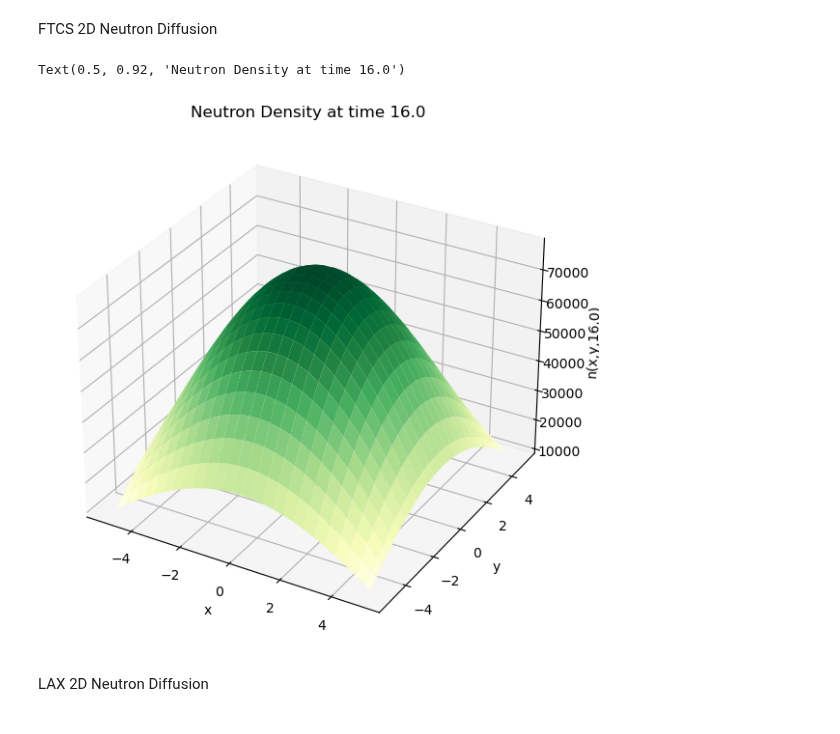
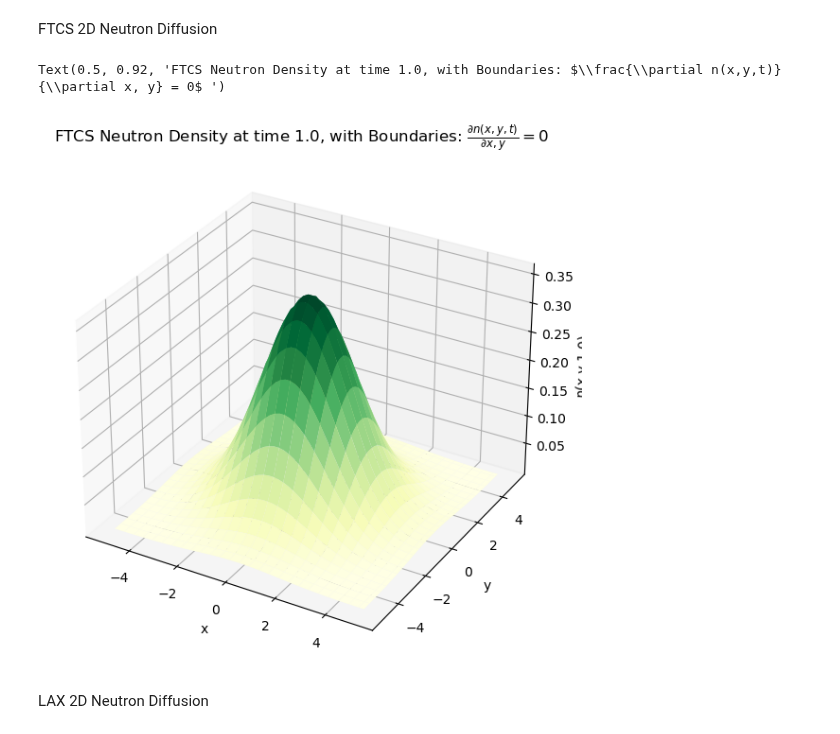
Before and after one commit to LordofDorknes/ProfHurst_PHYS240_Sp23, a Jupyter notebook: Newby/Project/Newby_Robin_Neutron_Diffusion.ipynb, the cells around one changed output. Drawn from its saved outputs; the diff is of its cells as text; code cells hidden in the pictures.

Commit message:
Changed boundary conditions to neumann and dirichlet

```diff
--- a/Newby/Project/Newby_Robin_Neutron_Diffusion.ipynb
+++ b/Newby/Project/Newby_Robin_Neutron_Diffusion.ipynb
@@ -93,19 +113,19 @@ for timestep in range(1,max_timestep):
     grid=np.copy(evolution[:,:,timestep])
 # %%
-t_slice_index=1600
+t_slice_index=100
 timeslice=t_slice_index*tau
 fig = plt.figure(figsize=(7,7))
 ax = fig.add_subplot(projection='3d')
 xp, yp = np.meshgrid(x, y)
 
 ax.plot_surface(xp, yp, evolution[:,:,t_slice_index], rstride=2, cstride=2, cmap='YlGn')
 ax.set_xlabel('x')
 ax.set_ylabel('y')
 ax.set_zlabel(f'n(x,y,{timeslice})')
-ax.set_title(f'FTCS Neutron Density at time {timeslice}')
+ax.set_title(f'{schemeName} Neutron Density at time {timeslice}, with {boundName} ')
 # %% [output]
-Text(0.5, 0.92, 'Neutron Density at time 16.0')
+Text(0.5, 0.92, 'FTCS Neutron Density at time 1.0, with Boundaries: $\\frac{\\partial n(x,y,t)}{\\partial x, y} = 0$ ')
-[figure, old version]
+[figure, new version]
 # %% [markdown]
 LAX 2D Neutron Diffusion
 # %%
```
Also changed, not shown: parts of 3 cells of this notebook.
